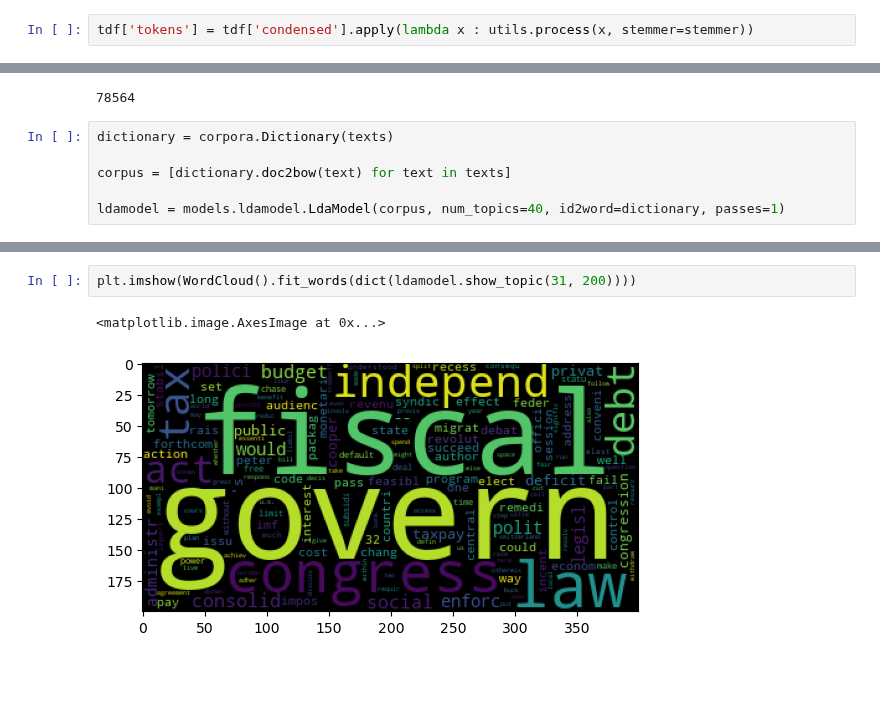
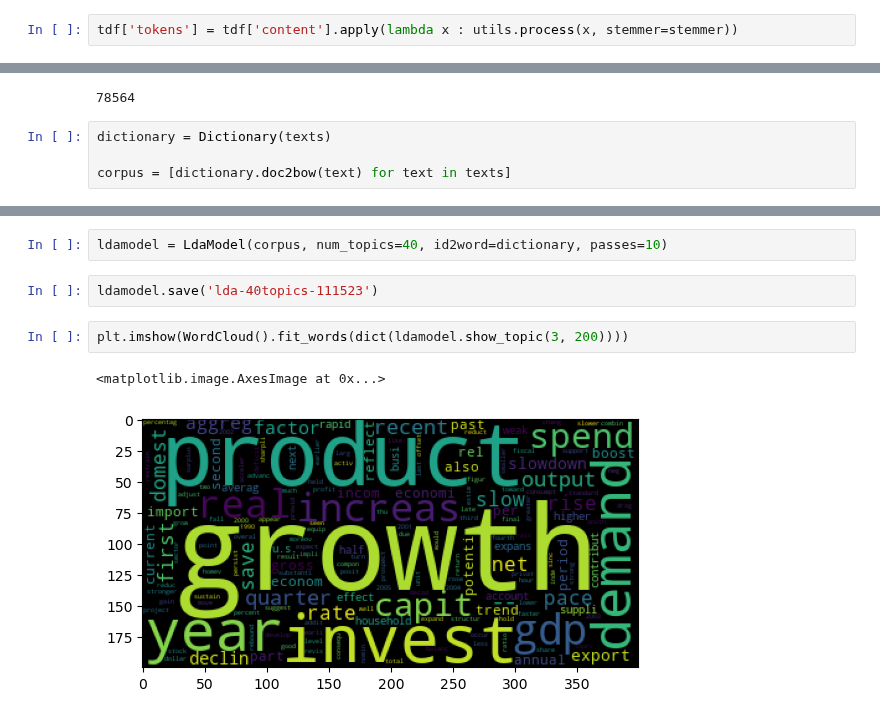
Before and after one commit to bendurham441/fed-nlp, a Jupyter notebook: topic_modelling.ipynb, the cells around one changed output, grey strips where cells are left out. Saved outputs shown, nothing was run; the diff lists cells and outputs as text; blank space fills up the shorter version.

Commit message:
initial trial run of some topicm modelling paired with sentiment analysis on inflation and growth sentiment

```diff
--- a/topic_modelling.ipynb
+++ b/topic_modelling.ipynb
@@ -16,7 +21,7 @@ sdf = pd.read_csv('transcripts/speeches.csv', index_col=0)
 # %%
 sdf['tokens'] = sdf['text'].apply(lambda x: utils.process(x, stemmer=stemmer))
 # %%
-tdf['tokens'] = tdf['condensed'].apply(lambda x : utils.process(x, stemmer=stemmer))
+tdf['tokens'] = tdf['content'].apply(lambda x : utils.process(x, stemmer=stemmer))
 # %%
 texts = tdf['tokens'].tolist() + sdf['tokens'].tolist()
 # %%
@@ -24,8 +29,6 @@ len(texts)
 # %% [output]
 78564
 # %%
-dictionary = corpora.Dictionary(texts)
+dictionary = Dictionary(texts)
 
 corpus = [dictionary.doc2bow(text) for text in texts]
-
-ldamodel = models.ldamodel.LdaModel(corpus, num_topics=40, id2word=dictionary, passes=1)
@@ -32,5 +44,9 @@ ldamodel = models.ldamodel.LdaModel(corpus, num_topics=40, id2word=dictionary, p
+# %%
+ldamodel = LdaModel(corpus, num_topics=40, id2word=dictionary, passes=10)
+# %%
+ldamodel.save('lda-40topics-111523')
 # %%
-plt.imshow(WordCloud().fit_words(dict(ldamodel.show_topic(31, 200))))
+plt.imshow(WordCloud().fit_words(dict(ldamodel.show_topic(3, 200))))
 # %% [output]
 <matplotlib.image.AxesImage at 0x...>
-[figure, old version]
+[figure, new version]
```
Also changed, not shown: parts of 28 cells of this notebook.
